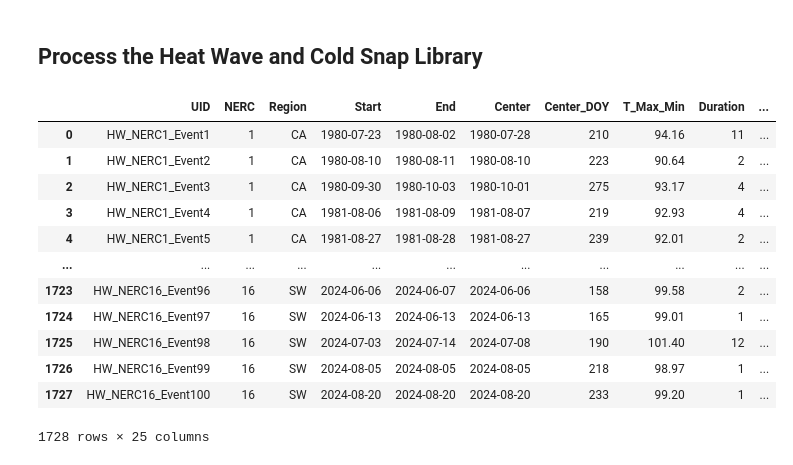
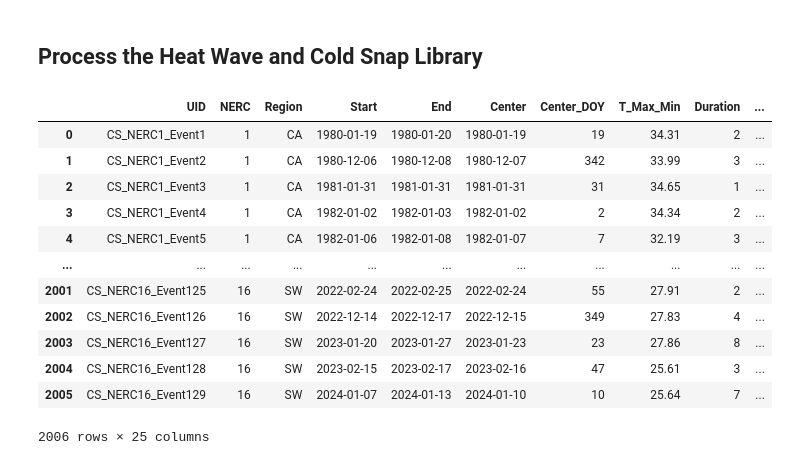
Before and after one commit to cdburley/burleyson-etal_2026_tbd, a Jupyter notebook: notebooks/process_hw_cs_libraries.ipynb, the cells around one changed output. Cells and saved outputs as stored; diff of their text form; code cells hidden in the pictures.

Commit message:
Fixed load data and propagated changes

```diff
--- a/notebooks/process_hw_cs_libraries.ipynb
+++ b/notebooks/process_hw_cs_libraries.ipynb
@@ -152,7 +152,7 @@ def expand_hw_cs_libraries(hw_cs: str, time_window: int, metadata_input_dir: str
         if region == 'CA' or region == 'PNW' or region == 'GB' or region == 'SW' or region == 'RM':
 
            # Read in the integrated time series for the region being processsed:
-           region_df = pd.read_csv((integrated_time_series_data_input_dir + region + '_Integrated_Time_Series_1980_to_2024.csv'))
+           region_df = pd.read_csv((integrated_time_series_data_input_dir + region + '_Integrated_Time_Series_1982_to_2019.csv'))
 
            # Set 'Time_UTC' to a datetime variable:
            region_df['Time_UTC'] = pd.to_datetime(region_df['Time_UTC'])
@@ -199,25 +199,25 @@ def expand_hw_cs_libraries(hw_cs: str, time_window: int, metadata_input_dir: str
     return output_df
 # %%
 # Execute the function:
-output_df = expand_hw_cs_libraries(hw_cs = 'HW',
+output_df = expand_hw_cs_libraries(hw_cs = 'CS',
                                    time_window = 3, # Time (in +/- days) over which to identify coincident events across NERC regions
                                    metadata_input_dir = metadata_input_dir,
                                    events_data_input_dir = events_data_input_dir,
                                    integrated_time_series_data_input_dir = integrated_time_series_data_input_dir,
                                    data_output_dir = data_output_dir)
 
 output_df
 # %% [output]
 |  | UID | NERC | Region | Start | End | Center | Center_DOY | T_Max_Min | Duration | ... |
-| 0 | HW_NERC1_Event1 | 1 | CA | 1980-07-23 | 1980-08-02 | 1980-07-28 | 210 | 94.16 | 11 | ... |
-| 1 | HW_NERC1_Event2 | 1 | CA | 1980-08-10 | 1980-08-11 | 1980-08-10 | 223 | 90.64 | 2 | ... |
-| 2 | HW_NERC1_Event3 | 1 | CA | 1980-09-30 | 1980-10-03 | 1980-10-01 | 275 | 93.17 | 4 | ... |
-| 3 | HW_NERC1_Event4 | 1 | CA | 1981-08-06 | 1981-08-09 | 1981-08-07 | 219 | 92.93 | 4 | ... |
-| 4 | HW_NERC1_Event5 | 1 | CA | 1981-08-27 | 1981-08-28 | 1981-08-27 | 239 | 92.01 | 2 | ... |
+| 0 | CS_NERC1_Event1 | 1 | CA | 1980-01-19 | 1980-01-20 | 1980-01-19 | 19 | 34.31 | 2 | ... |
+| 1 | CS_NERC1_Event2 | 1 | CA | 1980-12-06 | 1980-12-08 | 1980-12-07 | 342 | 33.99 | 3 | ... |
+| 2 | CS_NERC1_Event3 | 1 | CA | 1981-01-31 | 1981-01-31 | 1981-01-31 | 31 | 34.65 | 1 | ... |
+| 3 | CS_NERC1_Event4 | 1 | CA | 1982-01-02 | 1982-01-03 | 1982-01-02 | 2 | 34.34 | 2 | ... |
+| 4 | CS_NERC1_Event5 | 1 | CA | 1982-01-06 | 1982-01-08 | 1982-01-07 | 7 | 32.19 | 3 | ... |
 | ... | ... | ... | ... | ... | ... | ... | ... | ... | ... | ... |
-| 1723 | HW_NERC16_Event96 | 16 | SW | 2024-06-06 | 2024-06-07 | 2024-06-06 | 158 | 99.58 | 2 | ... |
-| 1724 | HW_NERC16_Event97 | 16 | SW | 2024-06-13 | 2024-06-13 | 2024-06-13 | 165 | 99.01 | 1 | ... |
-| 1725 | HW_NERC16_Event98 | 16 | SW | 2024-07-03 | 2024-07-14 | 2024-07-08 | 190 | 101.40 | 12 | ... |
-| 1726 | HW_NERC16_Event99 | 16 | SW | 2024-08-05 | 2024-08-05 | 2024-08-05 | 218 | 98.97 | 1 | ... |
-| 1727 | HW_NERC16_Event100 | 16 | SW | 2024-08-20 | 2024-08-20 | 2024-08-20 | 233 | 99.20 | 1 | ... |
+| 2001 | CS_NERC16_Event125 | 16 | SW | 2022-02-24 | 2022-02-25 | 2022-02-24 | 55 | 27.91 | 2 | ... |
+| 2002 | CS_NERC16_Event126 | 16 | SW | 2022-12-14 | 2022-12-17 | 2022-12-15 | 349 | 27.83 | 4 | ... |
+| 2003 | CS_NERC16_Event127 | 16 | SW | 2023-01-20 | 2023-01-27 | 2023-01-23 | 23 | 27.86 | 8 | ... |
+| 2004 | CS_NERC16_Event128 | 16 | SW | 2023-02-15 | 2023-02-17 | 2023-02-16 | 47 | 25.61 | 3 | ... |
+| 2005 | CS_NERC16_Event129 | 16 | SW | 2024-01-07 | 2024-01-13 | 2024-01-10 | 10 | 25.64 | 7 | ... |
-1728 rows × 25 columns
+2006 rows × 25 columns
```
Also changed, not shown: 33 other files.
